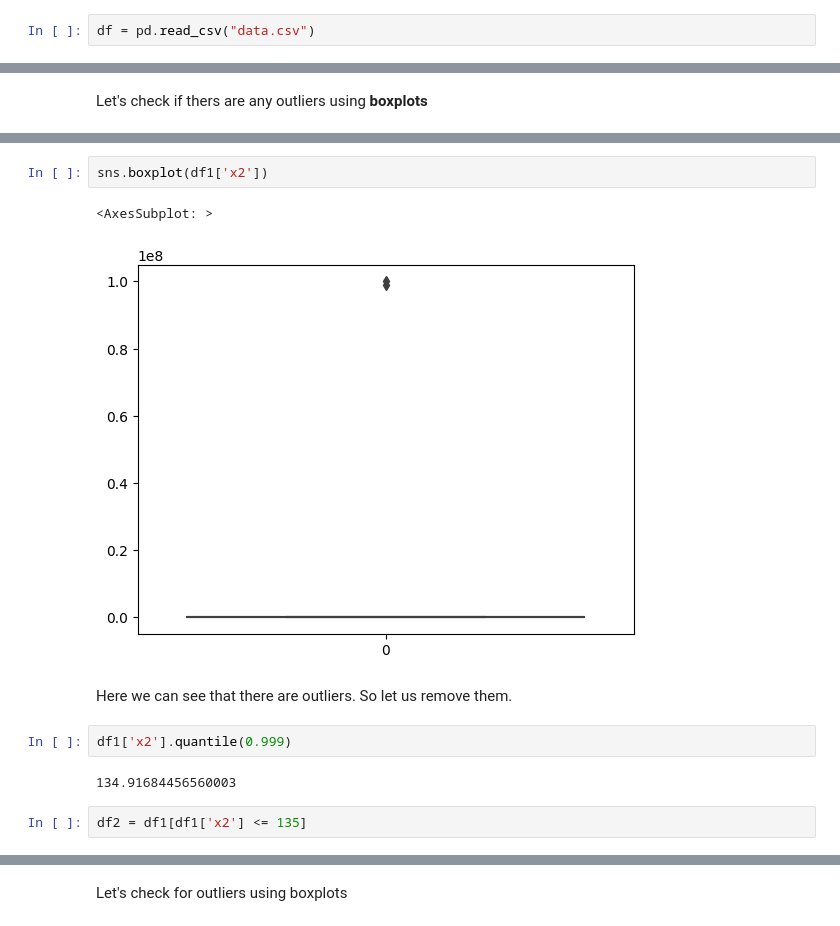
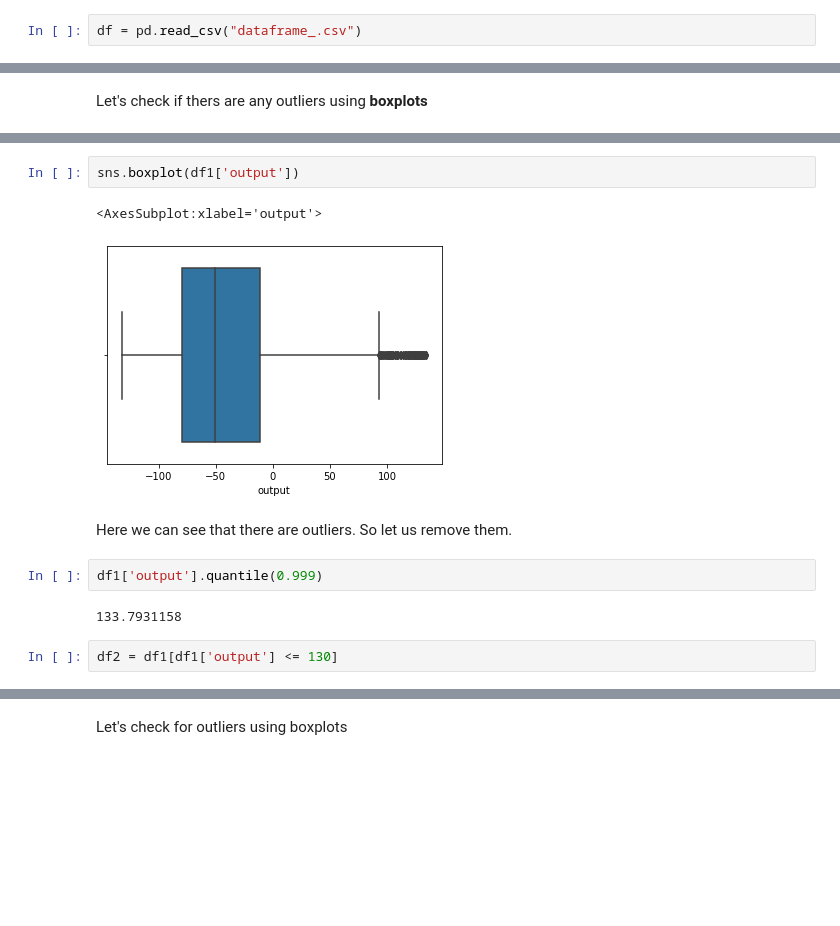
Before and after one commit to TusharBari2001/Innomatics-Data-Science-Hackathon, a Jupyter notebook: Tushar Bari.ipynb, the cells around one changed output, grey strips where cells are left out. Saved outputs shown, nothing was run; the diff lists cells and outputs as text; blank space fills up the shorter version.

```diff
--- a/Tushar Bari.ipynb
+++ b/Tushar Bari.ipynb
@@ -11,5 +10,5 @@ import seaborn as sns
 # %%
-df = pd.read_csv("data.csv")
+df = pd.read_csv("dataframe_.csv")
 # %%
 df.shape
 # %% [output]
@@ -71,16 +68,16 @@ sns.boxplot(df1['x1'])
 # %%
-sns.boxplot(df1['x2'])
+sns.boxplot(df1['output'])
 # %% [output]
-<AxesSubplot: >
+<AxesSubplot:xlabel='output'>
-[figure, old version]
+[figure, new version]
 # %% [markdown]
 Here we can see that there are outliers. So let us remove them.
 # %%
-df1['x2'].quantile(0.999)
+df1['output'].quantile(0.999)
 # %% [output]
-134.91684456560003
+133.7931158
 # %%
-df2 = df1[df1['x2'] <= 135]
+df2 = df1[df1['output'] <= 130]
 # %%
 df2.describe()
 # %% [output]
```
Also changed, not shown: parts of 22 cells of this notebook, 2 other files.
